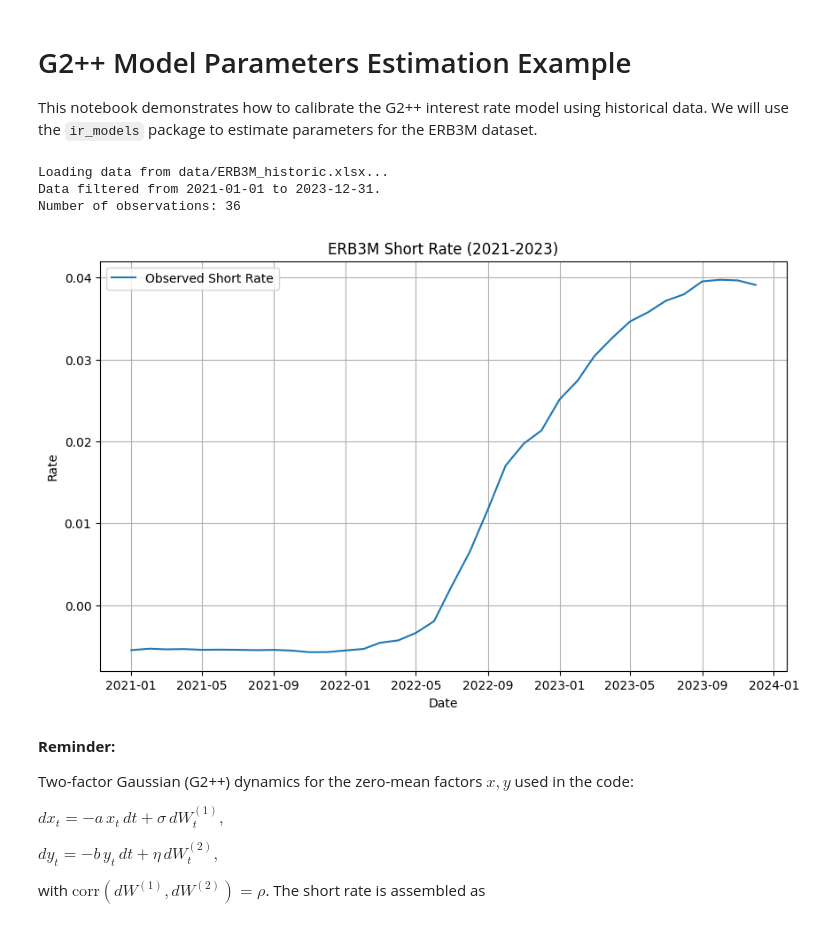
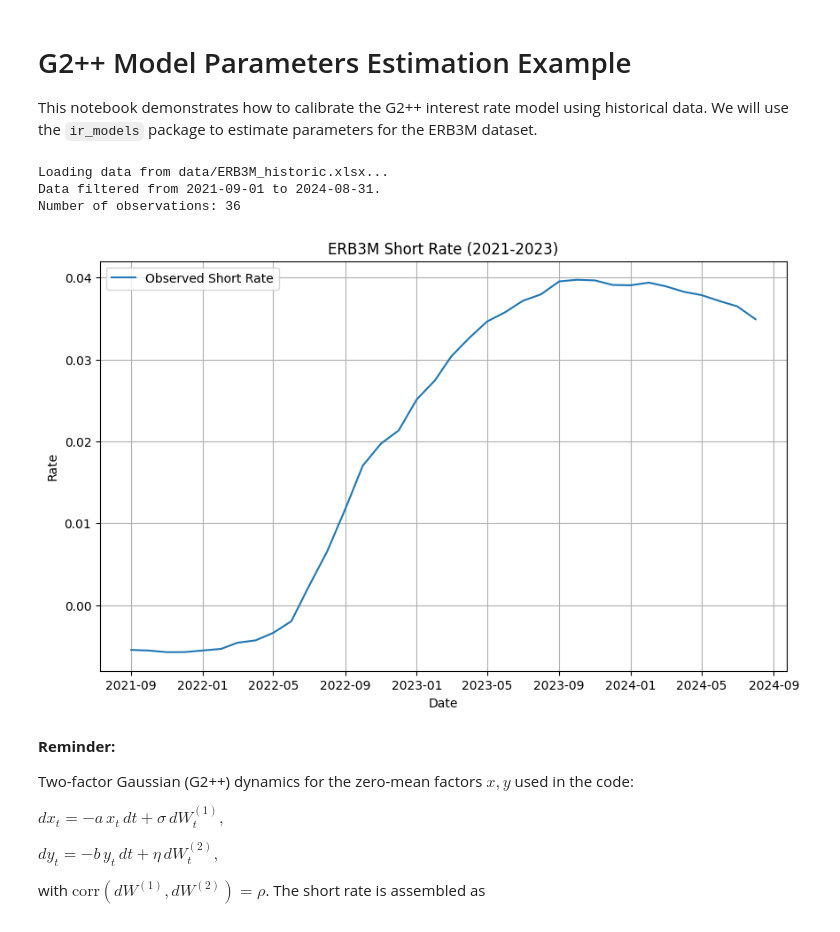
Before and after one commit to Hugo-NGN/IR-models, a Jupyter notebook: example_estimation.ipynb, the cells around one changed output. Drawn from its saved outputs; the diff is of its cells as text; code cells hidden in the pictures.

```diff
--- a/example_estimation.ipynb
+++ b/example_estimation.ipynb
@@ -22,37 +21,37 @@ file_path = 'data/ERB3M_historic.xlsx'
 print(f"Loading data from {file_path}...")
 df = pd.read_excel(file_path)
 
 # Filter for 2021-2023 (3 years)
-start_date = '2021-01-01'
-end_date = '2023-12-31'
+start_date = '2021-09-01'
+end_date = '2024-08-31'
 
 mask = (df['Date'] >= start_date) & (df['Date'] <= end_date)
 df_filtered = df.loc[mask].copy()
 
 # Sort by date ascending (oldest first)
 df_filtered = df_filtered.sort_values('Date', ascending=True)
 
 print(f"Data filtered from {start_date} to {end_date}.")
 print(f"Number of observations: {len(df_filtered)}")
 
 # Extract rates (Dernier column) and convert to decimal
 rates = df_filtered['Dernier'].values / 100.0
 dates = df_filtered['Date'].values
 
 # Plot the data
 plt.figure(figsize=(10, 6))
 plt.plot(dates, rates, label='Observed Short Rate')
 plt.title('ERB3M Short Rate (2021-2023)')
 plt.xlabel('Date')
 plt.ylabel('Rate')
 plt.grid(True)
 plt.legend()
 plt.show()
 # %% [output]
 Loading data from data/ERB3M_historic.xlsx...
-Data filtered from 2021-01-01 to 2023-12-31.
+Data filtered from 2021-09-01 to 2024-08-31.
 Number of observations: 36
-[figure, old version]
+[figure, new version]
 # %%
 # Define phi function
 # We set phi(t) = 0 as we don't have any term structure to fit, assuming no deterministic shift for this example.
```
Also changed, not shown: parts of 4 cells of this notebook, 1 other file.
